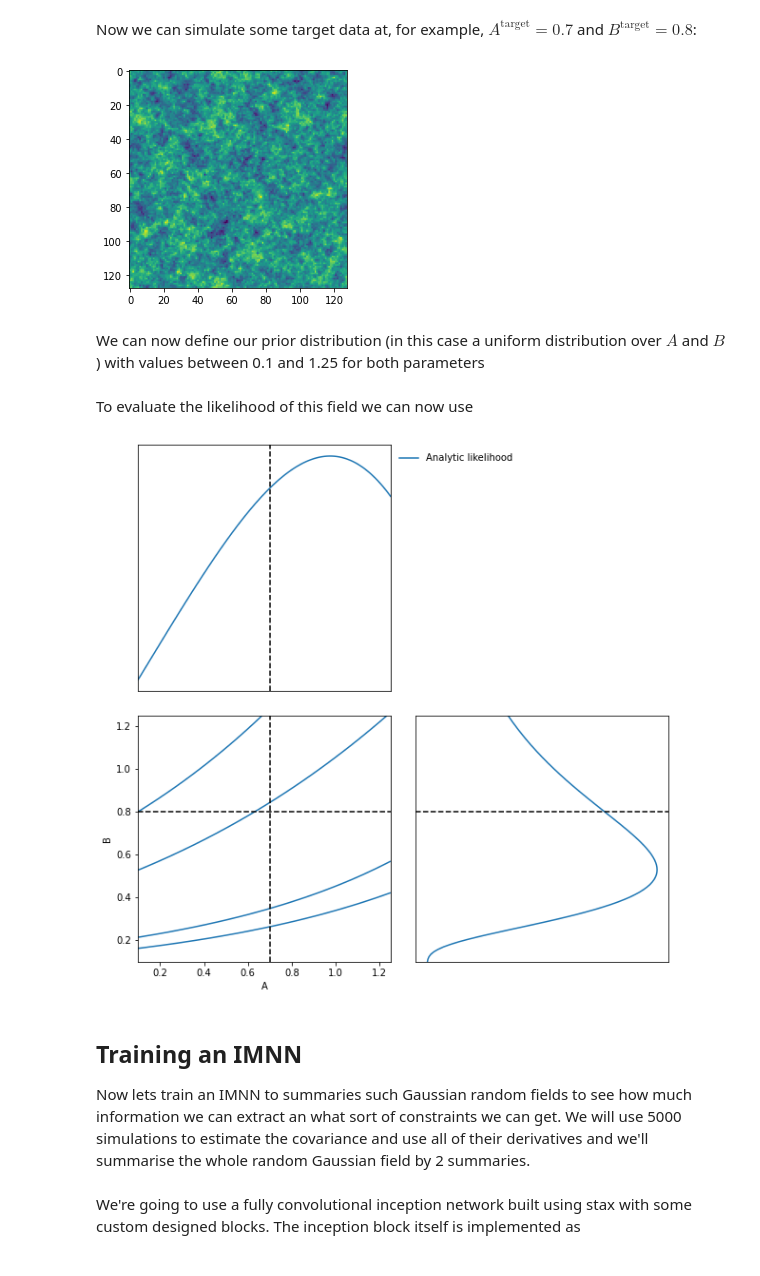
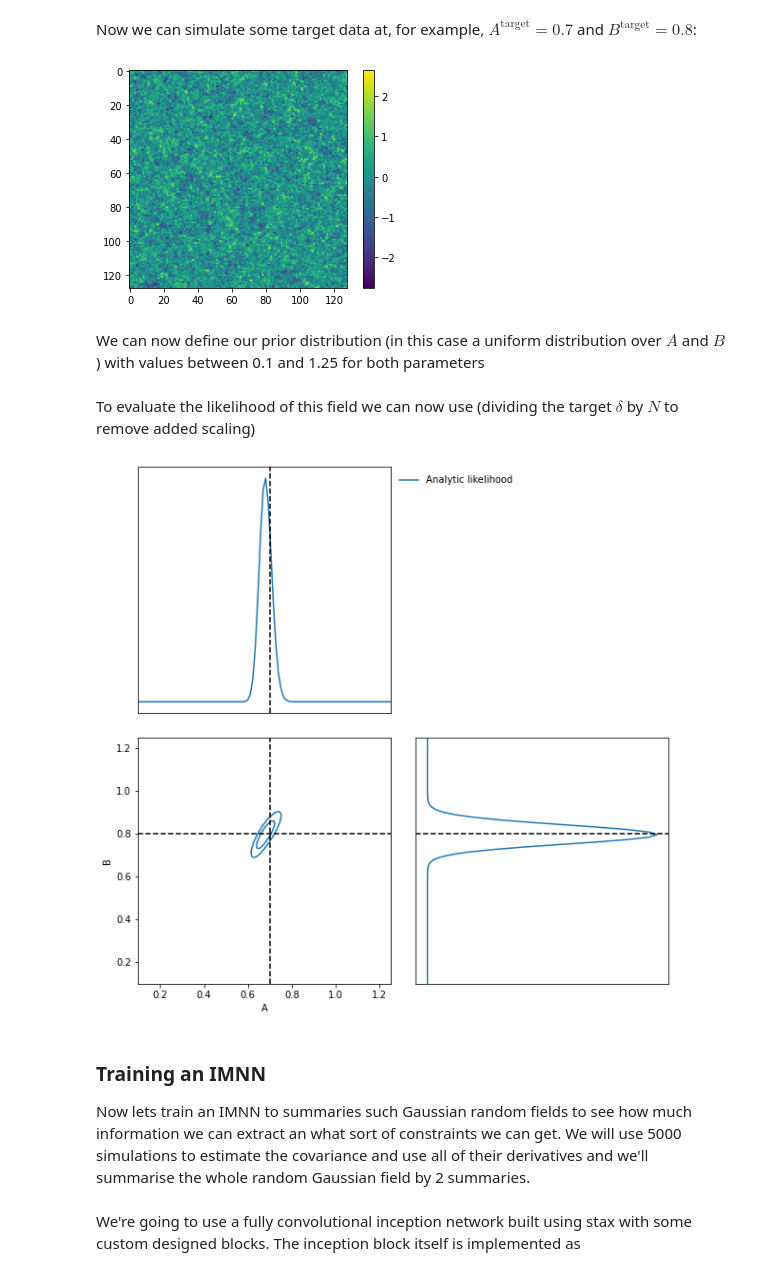
Before and after one commit to tomcharnock/IMNN, a Jupyter notebook: examples/2d_field_inference.ipynb, the cells around one changed output. Cells and saved outputs as stored; diff of their text form; code cells hidden in the pictures.

Commit message:
updated 2D field example

```diff
--- a/examples/2d_field_inference.ipynb
+++ b/examples/2d_field_inference.ipynb
@@ -192,11 +195,14 @@ def simulator(rng, θ, simulator_args, log_normal=False, foregrounds=None):
             fourier_field,
             np.zeros(dim, dtype=int),
             np.zeros((1,)))
-        field = np.real(np.fft.ifftn(fourier_field)) * fft_norm * np.sqrt(V)
 
         if log_normal:
+            field = np.real(np.fft.ifftn(fourier_field)) * fft_norm * np.sqrt(V)
             sg = np.var(field)
             field = np.exp(field - sg / 2.) - 1.
+
+        else:
+            field = np.real(np.fft.ifftn(fourier_field) * fft_norm * np.sqrt(V)**2)
 
         if simulator_args["N_scale"]:
             field *= scale
@@ -262,11 +268,12 @@ Now we can simulate some target data at, for example, $A^\textrm{target}=0.7$ an
 # %%
 θ_target = np.array([0.7, 0.8])
 
 rng, key = jax.random.split(rng)
 δ_target = simulator(key, θ_target, simulator_args=simulator_args)
-plt.imshow(δ_target);
+plt.imshow(δ_target)
+plt.colorbar();
 # %% [output]
-[figure, old version]
+[figure, new version]
 # %% [markdown]
 We can now define our prior distribution (in this case a uniform distribution over $A$ and $B$) with values between 0.1 and 1.25 for both parameters
 # %%
@@ -276,7 +283,7 @@ prior = tfp.distributions.Blockwise(
 prior.low = np.array([0.1, 0.1])
 prior.high = np.array([1.25, 1.25])
 # %% [markdown]
-To evaluate the likelihood of this field we can now use
+To evaluate the likelihood of this field we can now use (dividing the target $\delta$ by $N$ to remove added scaling)
 # %%
 LFI = imnn.lfi.LikelihoodFreeInference(
     prior=prior,
@@ -284,21 +291,24 @@ LFI = imnn.lfi.LikelihoodFreeInference(
 A, B = np.meshgrid(*LFI.ranges)
 LFI.n_targets=1
 LFI.put_marginals(
-    np.exp(
-        log_likelihood(
-            k,
-            A.ravel(),
-            B.ravel(),
-            np.fft.fft2(δ_target),
-            N).reshape((1, 100, 100))));
+        jax.nn.softmax(
+            np.real(
+                log_likelihood(
+                    k,
+                    A.ravel(),
+                    B.ravel(),
+                    np.fft.fftn(δ_target / N),
+                    N)
+                ),axis=0
+            ).reshape((100, 100)).T[np.newaxis]);
 LFI.marginal_plot(
     known=θ_target,
     label="Analytic likelihood",
     axis_labels=["A", "B"]);
 # %% [output]
-[figure, old version]
+[figure, new version]
 # %% [markdown]
-## Training an IMNN
+### Training an IMNN
 
 Now lets train an IMNN to summaries such Gaussian random fields to see how much information we can extract an what sort of constraints we can get. We will use 5000 simulations to estimate the covariance and use all of their derivatives and we'll summarise the whole random Gaussian field by 2 summaries.
 # %%
```
Also changed, not shown: parts of 29 cells of this notebook, 22 other files.
